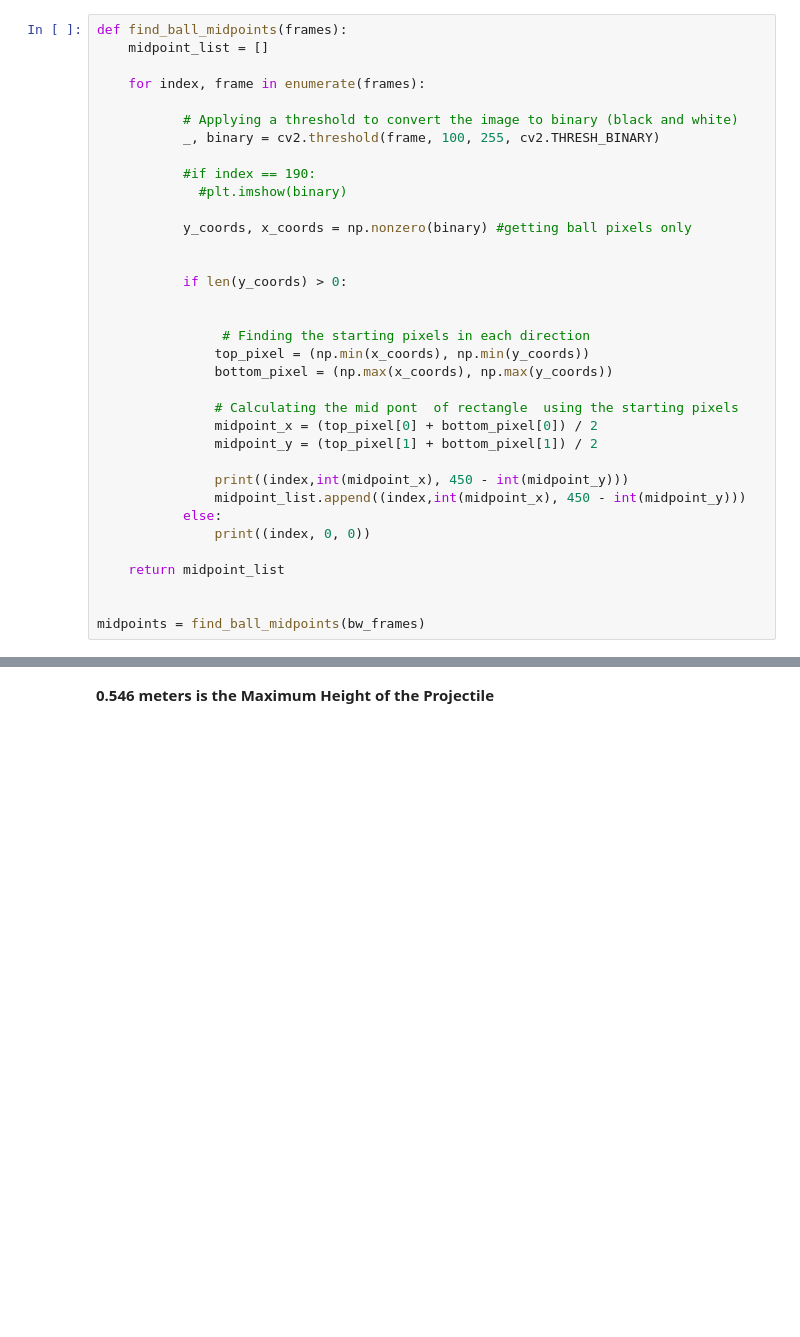
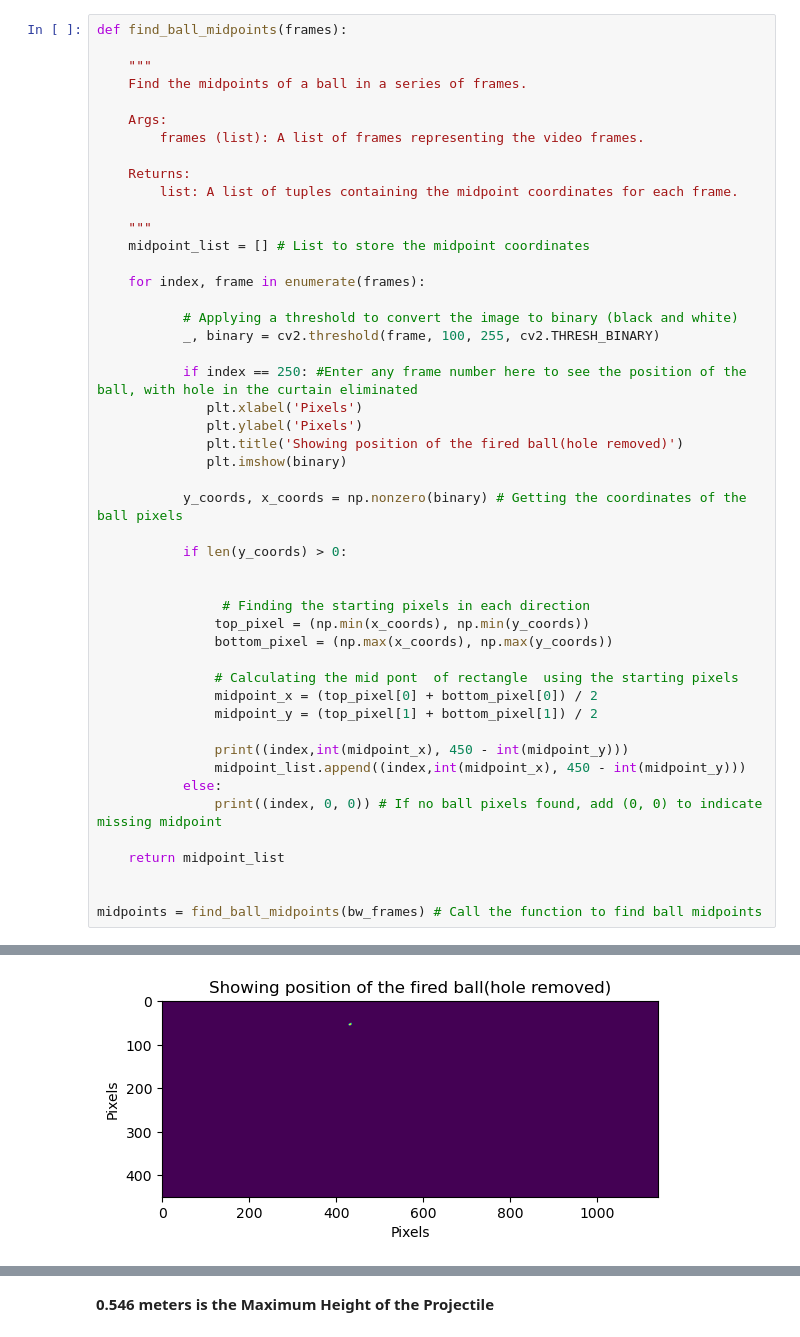
Before and after one commit to gopinath-github99/projectile_analysis_exam, a Jupyter notebook: projectile_analysis.ipynb, the cells around one changed output, grey strips where cells are left out. Saved outputs shown, nothing was run; the diff lists cells and outputs as text; blank space fills up the shorter version.

```diff
--- a/projectile_analysis.ipynb
+++ b/projectile_analysis.ipynb
@@ -108,17 +208,30 @@ plt.show()
 # %%
 def find_ball_midpoints(frames):
-    midpoint_list = []
+
+    """
+    Find the midpoints of a ball in a series of frames.
+
+    Args:
+        frames (list): A list of frames representing the video frames.
+
+    Returns:
+        list: A list of tuples containing the midpoint coordinates for each frame.
+
+    """
+    midpoint_list = [] # List to store the midpoint coordinates
 
     for index, frame in enumerate(frames):
 
            # Applying a threshold to convert the image to binary (black and white)
            _, binary = cv2.threshold(frame, 100, 255, cv2.THRESH_BINARY)
 
-           #if index == 190:
-             #plt.imshow(binary)
+           if index == 250: #Enter any frame number here to see the position of the ball, with hole in the curtain eliminated
+              plt.xlabel('Pixels')
+              plt.ylabel('Pixels')
+              plt.title('Showing position of the fired ball(hole removed)')
+              plt.imshow(binary)
 
-           y_coords, x_coords = np.nonzero(binary) #getting ball pixels only
-
+           y_coords, x_coords = np.nonzero(binary) # Getting the coordinates of the ball pixels
 
            if len(y_coords) > 0:
 
@@ -134,9 +247,10 @@ def find_ball_midpoints(frames):
                print((index,int(midpoint_x), 450 - int(midpoint_y)))
                midpoint_list.append((index,int(midpoint_x), 450 - int(midpoint_y)))
            else:
-               print((index, 0, 0))
+               print((index, 0, 0)) # If no ball pixels found, add (0, 0) to indicate missing midpoint
 
     return midpoint_list
 
 
-midpoints = find_ball_midpoints(bw_frames)
+midpoints = find_ball_midpoints(bw_frames) # Call the function to find ball midpoints
+# %% [output]
@@ -142,0 +274 @@ midpoints = find_ball_midpoints(bw_frames)
+[figure, added]
```
Also changed, not shown: parts of 40 cells of this notebook.
